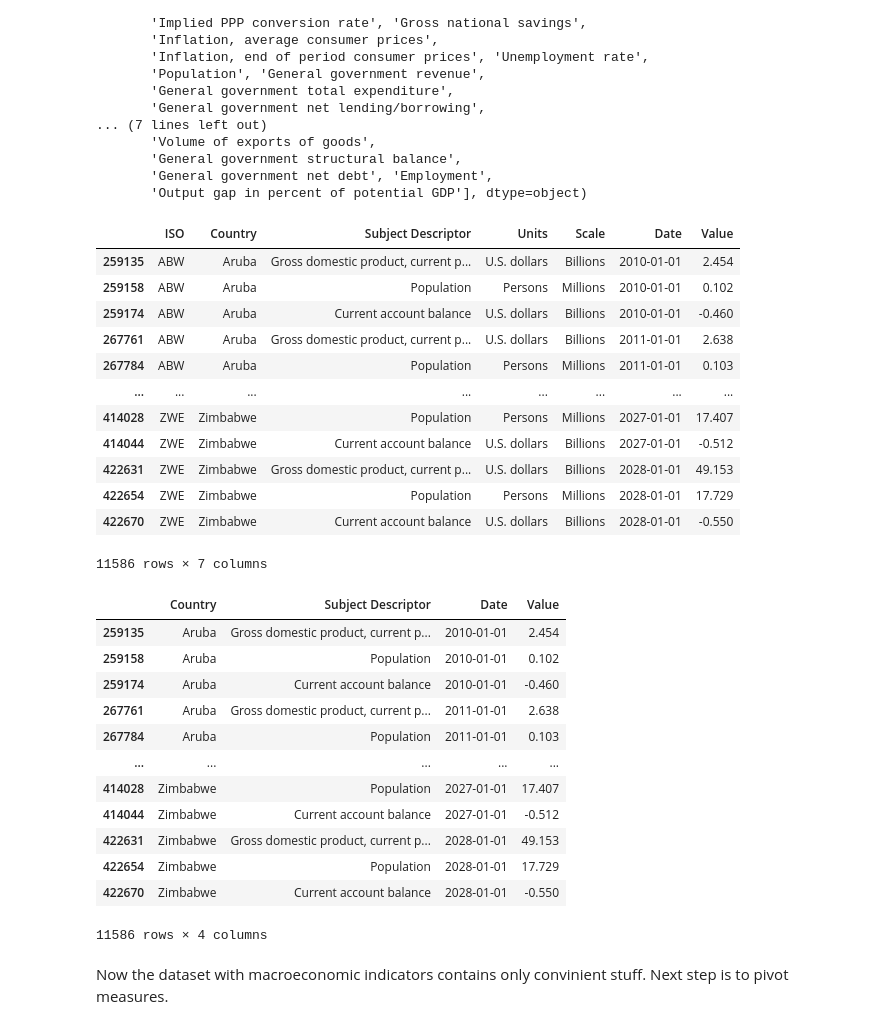
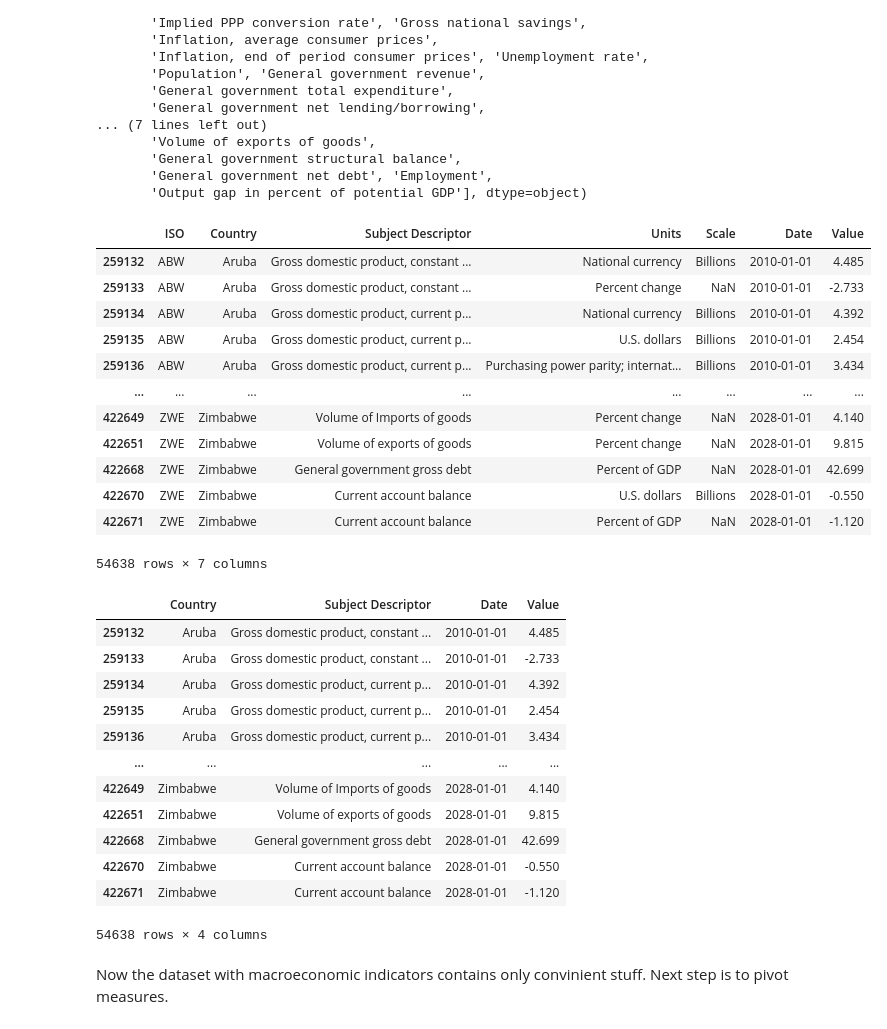
Before and after one commit to JakubKrezel/DS_project_JK, a Jupyter notebook: DS project.ipynb, the cells around one changed output. Cells and saved outputs as stored; diff of their text form; code cells hidden in the pictures.

```diff
--- a/DS project.ipynb
+++ b/DS project.ipynb
@@ -611,47 +606,53 @@ array(['Gross domestic product, constant prices',
        'General government net debt', 'Employment',
        'Output gap in percent of potential GDP'], dtype=object)
 # %%
-# Remove unnecessary Units
-values_to_remove = ['National currency', 'Percent change','Purchasing power parity; international dollars', 'Index',
-       'Purchasing power parity; 2017 international dollar', 'Percent',
-       'National currency per current international dollar',
-       'Percent of GDP', 'Percent of total labor force', 'Percent of potential GDP']
+# Remove unnecessary Indicators
+values_to_remove = [
+    'Gross domestic product based on purchasing-power-parity (PPP) share of world total',
+    'Implied PPP conversion rate', 'Gross national savings',
+    'Inflation, end of period consumer prices', 'Unemployment rate', 'Population',
+    'General government revenue', 'General government total expenditure',
+    'General government net lending/borrowing', 'General government primary net lending/borrowing',
+    'Gross domestic product corresponding to fiscal year, current prices',
+    'General government structural balance', 'General government net debt', 'Employment',
+    'Output gap in percent of potential GDP'
+]
 macro = macro[~macro['Subject Descriptor'].isin(values_to_remove)]
 macro = macro.dropna(subset=['Value'])
 
 macro
 # %% [output]
 |  | ISO | Country | Subject Descriptor | Units | Scale | Date | Value |
+| 259132 | ABW | Aruba | Gross domestic product, constant ... | National currency | Billions | 2010-01-01 | 4.485 |
+| 259133 | ABW | Aruba | Gross domestic product, constant ... | Percent change | NaN | 2010-01-01 | -2.733 |
+| 259134 | ABW | Aruba | Gross domestic product, current p... | National currency | Billions | 2010-01-01 | 4.392 |
 | 259135 | ABW | Aruba | Gross domestic product, current p... | U.S. dollars | Billions | 2010-01-01 | 2.454 |
-| 259158 | ABW | Aruba | Population | Persons | Millions | 2010-01-01 | 0.102 |
-| 259174 | ABW | Aruba | Current account balance | U.S. dollars | Billions | 2010-01-01 | -0.460 |
-| 267761 | ABW | Aruba | Gross domestic product, current p... | U.S. dollars | Billions | 2011-01-01 | 2.638 |
-| 267784 | ABW | Aruba | Population | Persons | Millions | 2011-01-01 | 0.103 |
+| 259136 | ABW | Aruba | Gross domestic product, current p... | Purchasing power parity; internat... | Billions | 2010-01-01 | 3.434 |
 | ... | ... | ... | ... | ... | ... | ... | ... |
-| 414028 | ZWE | Zimbabwe | Population | Persons | Millions | 2027-01-01 | 17.407 |
-| 414044 | ZWE | Zimbabwe | Current account balance | U.S. dollars | Billions | 2027-01-01 | -0.512 |
-| 422631 | ZWE | Zimbabwe | Gross domestic product, current p... | U.S. dollars | Billions | 2028-01-01 | 49.153 |
-| 422654 | ZWE | Zimbabwe | Population | Persons | Millions | 2028-01-01 | 17.729 |
+| 422649 | ZWE | Zimbabwe | Volume of Imports of goods | Percent change | NaN | 2028-01-01 | 4.140 |
+| 422651 | ZWE | Zimbabwe | Volume of exports of goods | Percent change | NaN | 2028-01-01 | 9.815 |
+| 422668 | ZWE | Zimbabwe | General government gross debt | Percent of GDP | NaN | 2028-01-01 | 42.699 |
 | 422670 | ZWE | Zimbabwe | Current account balance | U.S. dollars | Billions | 2028-01-01 | -0.550 |
+| 422671 | ZWE | Zimbabwe | Current account balance | Percent of GDP | NaN | 2028-01-01 | -1.120 |
-11586 rows × 7 columns
+54638 rows × 7 columns
 # %%
 #Delete more unnecessary columns
 macro = macro.drop(['ISO', 'Units', 'Scale'], axis=1)
 macro
 # %% [output]
 |  | Country | Subject Descriptor | Date | Value |
+| 259132 | Aruba | Gross domestic product, constant ... | 2010-01-01 | 4.485 |
+| 259133 | Aruba | Gross domestic product, constant ... | 2010-01-01 | -2.733 |
+| 259134 | Aruba | Gross domestic product, current p... | 2010-01-01 | 4.392 |
 | 259135 | Aruba | Gross domestic product, current p... | 2010-01-01 | 2.454 |
-| 259158 | Aruba | Population | 2010-01-01 | 0.102 |
-| 259174 | Aruba | Current account balance | 2010-01-01 | -0.460 |
-| 267761 | Aruba | Gross domestic product, current p... | 2011-01-01 | 2.638 |
-| 267784 | Aruba | Population | 2011-01-01 | 0.103 |
+| 259136 | Aruba | Gross domestic product, current p... | 2010-01-01 | 3.434 |
 | ... | ... | ... | ... | ... |
-| 414028 | Zimbabwe | Population | 2027-01-01 | 17.407 |
-| 414044 | Zimbabwe | Current account balance | 2027-01-01 | -0.512 |
-| 422631 | Zimbabwe | Gross domestic product, current p... | 2028-01-01 | 49.153 |
-| 422654 | Zimbabwe | Population | 2028-01-01 | 17.729 |
+| 422649 | Zimbabwe | Volume of Imports of goods | 2028-01-01 | 4.140 |
+| 422651 | Zimbabwe | Volume of exports of goods | 2028-01-01 | 9.815 |
+| 422668 | Zimbabwe | General government gross debt | 2028-01-01 | 42.699 |
 | 422670 | Zimbabwe | Current account balance | 2028-01-01 | -0.550 |
+| 422671 | Zimbabwe | Current account balance | 2028-01-01 | -1.120 |
-11586 rows × 4 columns
+54638 rows × 4 columns
 # %% [markdown]
 Now the dataset with macroeconomic indicators contains only convinient stuff. Next step is to pivot measures.
 # %%
```
Also changed, not shown: parts of 69 cells of this notebook.
